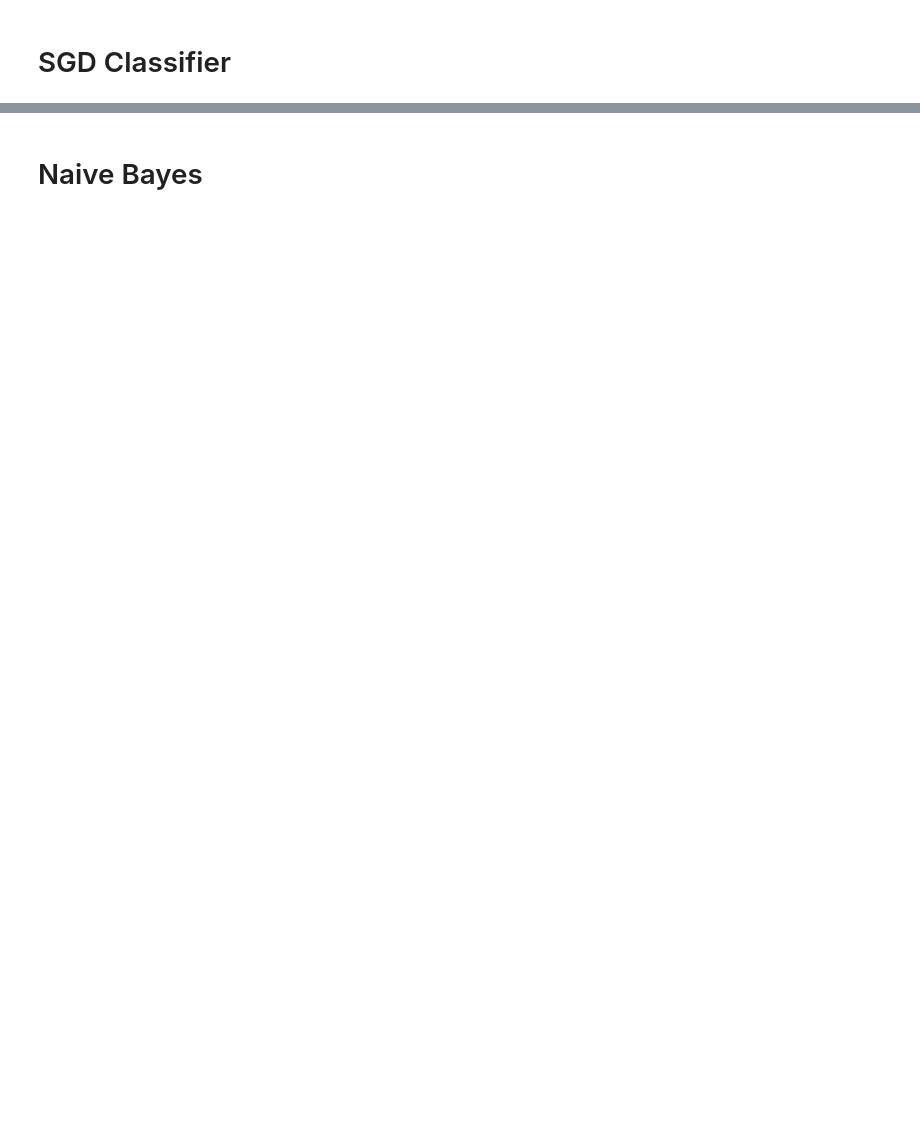
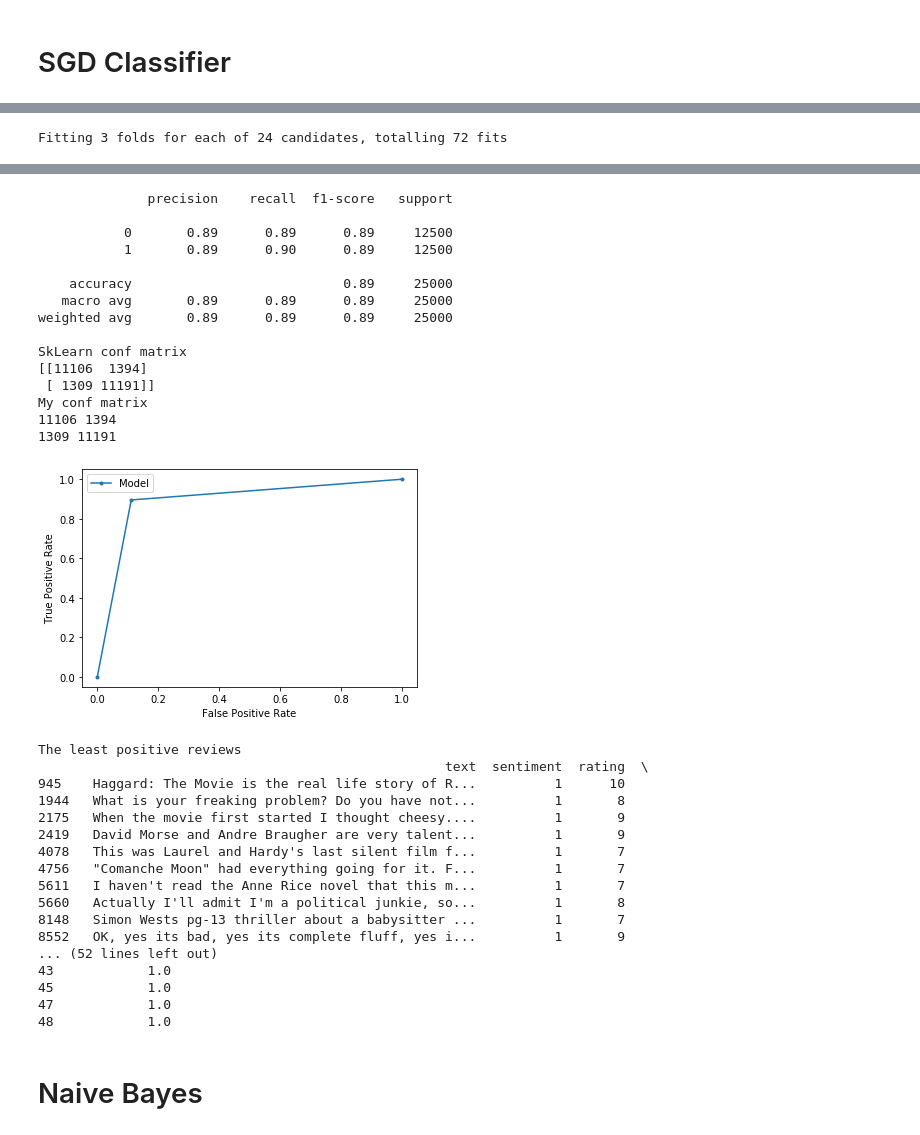
Before and after one commit to gregarshinov/ml_homeworks, a Jupyter notebook: hw_2.ipynb, the cells around one changed output, grey strips where cells are left out. Saved outputs shown, nothing was run; the diff lists cells and outputs as text; code cells hidden in the pictures; blank space fills up the shorter version.

```diff
--- a/hw_2.ipynb
+++ b/hw_2.ipynb
@@ -178,0 +157,12 @@ The least positive reviewes
+# %%
+parameters = {
+    'vect__max_df': (0.5, 0.75, 1.0),
+    'vect__ngram_range': ((1, 1), (1, 2)),  # unigrams or bigrams
+    'vect__use_idf': (True,),
+    'clf__alpha': (1, 0.1, 0.0001, 0.000001),
+    'clf__penalty': ('l2',),
+    'clf__loss': ["modified_huber"]
+}
+evaluate_model(SGDClassifier, parameters)
+# %% [output]
+Fitting 3 folds for each of 24 candidates, totalling 72 fits
@@ -179,2 +172,35 @@ The least positive reviewes
+              precision    recall  f1-score   support
+
+           0       0.89      0.89      0.89     12500
+           1       0.89      0.90      0.89     12500
+
+    accuracy                           0.89     25000
+   macro avg       0.89      0.89      0.89     25000
+weighted avg       0.89      0.89      0.89     25000
+
+SkLearn conf matrix
+[[11106  1394]
+ [ 1309 11191]]
+My conf matrix
+11106 1394
+1309 11191
+[figure, added]
+The least positive reviews
+                                                    text  sentiment  rating  \
+945    Haggard: The Movie is the real life story of R...          1      10
+1944   What is your freaking problem? Do you have not...          1       8
+2175   When the movie first started I thought cheesy....          1       9
+2419   David Morse and Andre Braugher are very talent...          1       9
+4078   This was Laurel and Hardy's last silent film f...          1       7
+4756   "Comanche Moon" had everything going for it. F...          1       7
+5611   I haven't read the Anne Rice novel that this m...          1       7
+5660   Actually I'll admit I'm a political junkie, so...          1       8
+8148   Simon Wests pg-13 thriller about a babysitter ...          1       7
+8552   OK, yes its bad, yes its complete fluff, yes i...          1       9
+... (52 lines left out)
+43            1.0
+45            1.0
+47            1.0
+48            1.0
 # %% [markdown]
 # Naive Bayes
```
Also changed, not shown: parts of 7 cells of this notebook.
